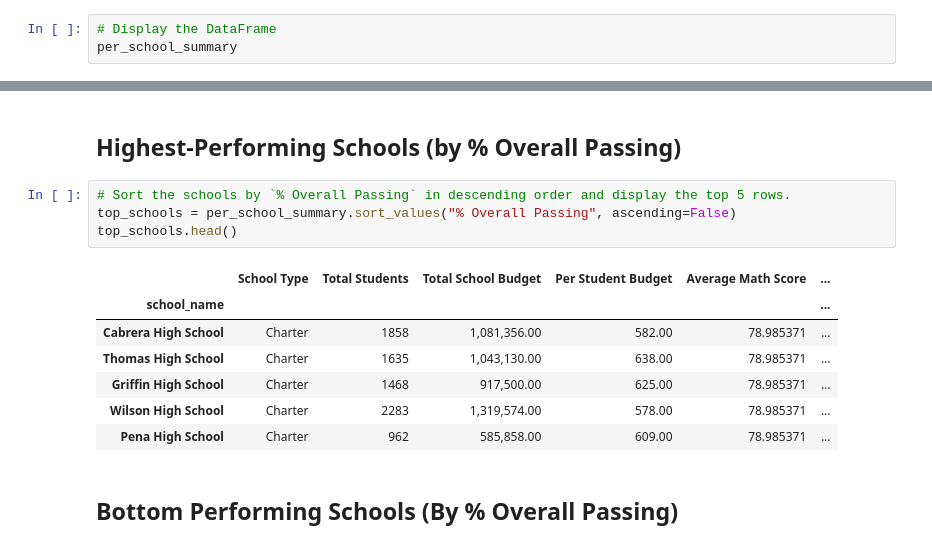
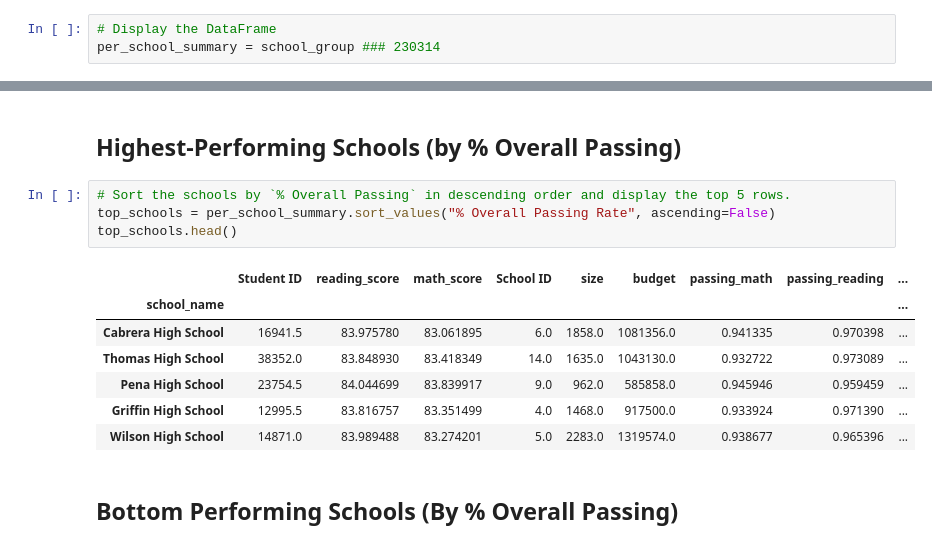
Before and after one commit to tdempsey/PyCitySchool_solved, a Jupyter notebook: PyCitySchools_starter_final.ipynb, the cells around one changed output, grey strips where cells are left out. Saved outputs shown, nothing was run; the diff lists cells and outputs as text.

```diff
--- a/PyCitySchools_starter_final.ipynb
+++ b/PyCitySchools_starter_final.ipynb
@@ -426,3 +409,3 @@ per_school_summary["Per Student Budget"] = per_school_summary["Per Student Budge
 # %%
 # Display the DataFrame
-per_school_summary
+per_school_summary = school_group ### 230314
@@ -448,16 +433,16 @@ per_school_summary
 ## Highest-Performing Schools (by % Overall Passing)
 # %%
 # Sort the schools by `% Overall Passing` in descending order and display the top 5 rows.
-top_schools = per_school_summary.sort_values("% Overall Passing", ascending=False)
+top_schools = per_school_summary.sort_values("% Overall Passing Rate", ascending=False)
 top_schools.head()
 # %% [output]
-|  | School Type | Total Students | Total School Budget | Per Student Budget | Average Math Score | ... |
-| school_name |  |  |  |  |  | ... |
-| Cabrera High School | Charter | 1858 | 1,081,356.00 | 582.00 | 78.985371 | ... |
-| Thomas High School | Charter | 1635 | 1,043,130.00 | 638.00 | 78.985371 | ... |
-| Griffin High School | Charter | 1468 | 917,500.00 | 625.00 | 78.985371 | ... |
-| Wilson High School | Charter | 2283 | 1,319,574.00 | 578.00 | 78.985371 | ... |
-| Pena High School | Charter | 962 | 585,858.00 | 609.00 | 78.985371 | ... |
+|  | Student ID | reading_score | math_score | School ID | size | budget | passing_math | passing_reading | ... |
+| school_name |  |  |  |  |  |  |  |  | ... |
+| Cabrera High School | 16941.5 | 83.975780 | 83.061895 | 6.0 | 1858.0 | 1081356.0 | 0.941335 | 0.970398 | ... |
+| Thomas High School | 38352.0 | 83.848930 | 83.418349 | 14.0 | 1635.0 | 1043130.0 | 0.932722 | 0.973089 | ... |
+| Pena High School | 23754.5 | 84.044699 | 83.839917 | 9.0 | 962.0 | 585858.0 | 0.945946 | 0.959459 | ... |
+| Griffin High School | 12995.5 | 83.816757 | 83.351499 | 4.0 | 1468.0 | 917500.0 | 0.933924 | 0.971390 | ... |
+| Wilson High School | 14871.0 | 83.989488 | 83.274201 | 5.0 | 2283.0 | 1319574.0 | 0.938677 | 0.965396 | ... |
 # %% [markdown]
 ## Bottom Performing Schools (By % Overall Passing)
 # %%
```
Also changed, not shown: parts of 13 cells of this notebook, 2 other files.
